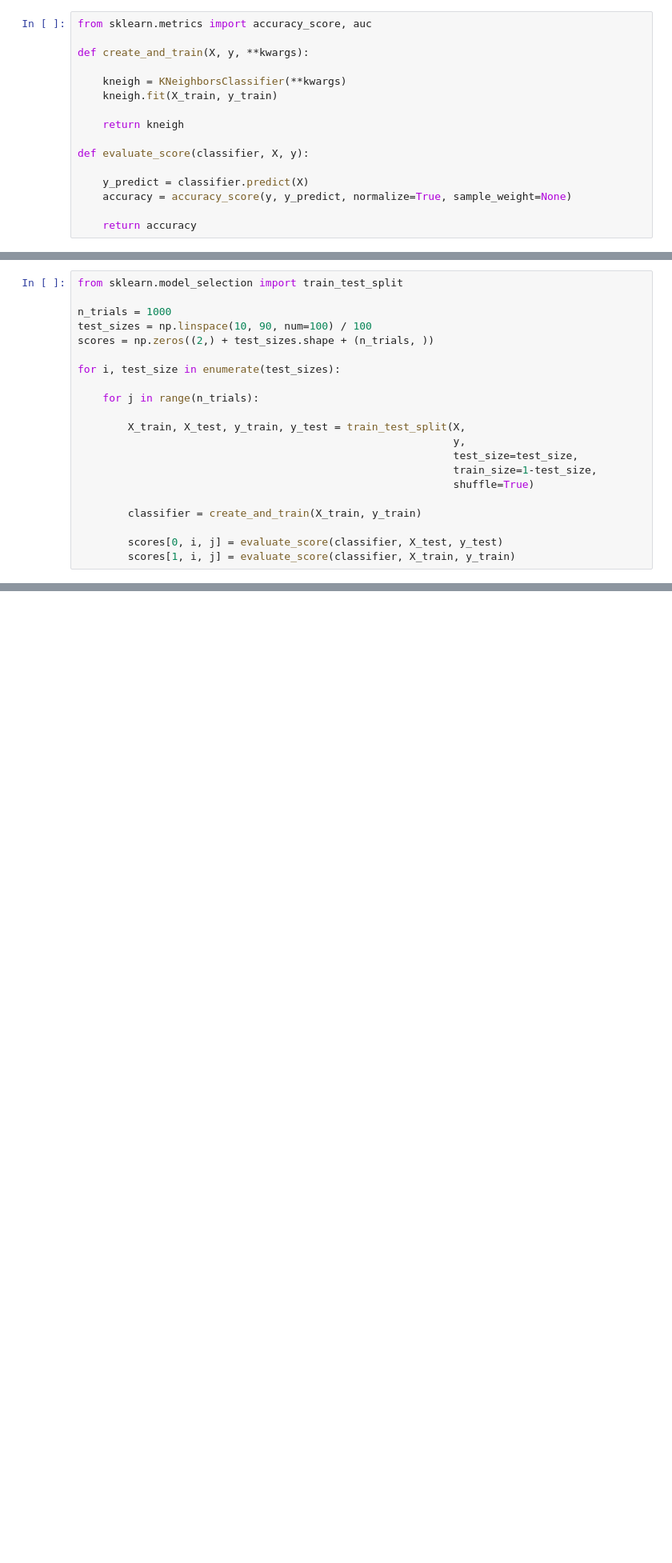
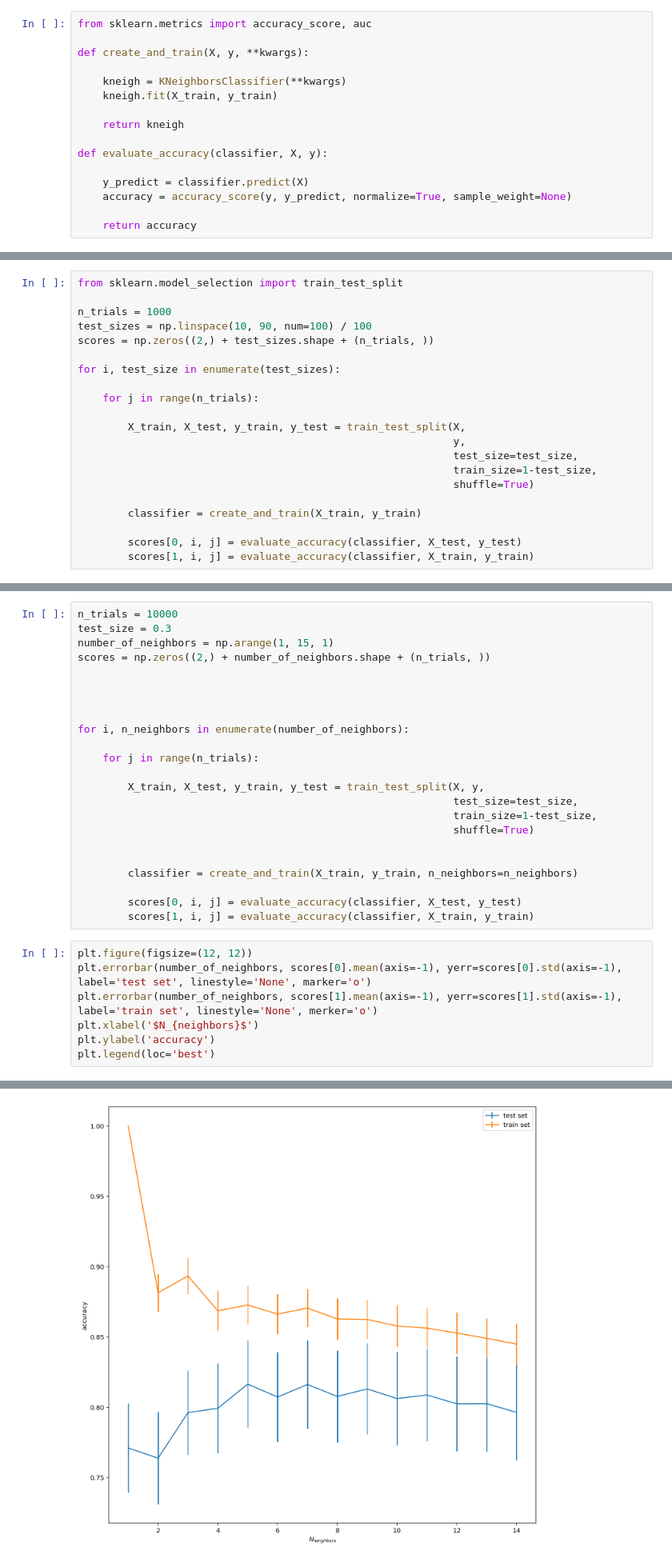
Before and after one commit to calispac/advanced-computing-2018, a Jupyter notebook: material/lecture-01/exercise.ipynb, the cells around one changed output, grey strips where cells are left out. Shown at 80% size. Cells and saved outputs as stored; diff of their text form; blank space fills up the shorter version.

```diff
--- a/material/lecture-01/exercise.ipynb
+++ b/material/lecture-01/exercise.ipynb
@@ -105,7 +105,7 @@ def create_and_train(X, y, **kwargs):
 
     return kneigh
 
-def evaluate_score(classifier, X, y):
+def evaluate_accuracy(classifier, X, y):
 
     y_predict = classifier.predict(X)
     accuracy = accuracy_score(y, y_predict, normalize=True, sample_weight=None)
@@ -132,8 +132,8 @@ for i, test_size in enumerate(test_sizes):
 
         classifier = create_and_train(X_train, y_train)
 
-        scores[0, i, j] = evaluate_score(classifier, X_test, y_test)
-        scores[1, i, j] = evaluate_score(classifier, X_train, y_train)
+        scores[0, i, j] = evaluate_accuracy(classifier, X_test, y_test)
+        scores[1, i, j] = evaluate_accuracy(classifier, X_train, y_train)
 # %%
 plt.figure(figsize=(12, 12))
 plt.errorbar(test_sizes, scores[0].mean(axis=-1), yerr=scores[0].std(axis=-1), label='test set')
@@ -143,0 +151,31 @@ plt.legend(loc='best')
+# %%
+n_trials = 10000
+test_size = 0.3
+number_of_neighbors = np.arange(1, 15, 1)
+scores = np.zeros((2,) + number_of_neighbors.shape + (n_trials, ))
+
+
+
+
+for i, n_neighbors in enumerate(number_of_neighbors):
+
+    for j in range(n_trials):
+
+        X_train, X_test, y_train, y_test = train_test_split(X, y,
+                                                            test_size=test_size,
+                                                            train_size=1-test_size,
+                                                            shuffle=True)
+
+
+        classifier = create_and_train(X_train, y_train, n_neighbors=n_neighbors)
+
+        scores[0, i, j] = evaluate_accuracy(classifier, X_test, y_test)
+        scores[1, i, j] = evaluate_accuracy(classifier, X_train, y_train)
+# %%
+plt.figure(figsize=(12, 12))
+plt.errorbar(number_of_neighbors, scores[0].mean(axis=-1), yerr=scores[0].std(axis=-1), label='test set', linestyle='None', marker='o')
+plt.errorbar(number_of_neighbors, scores[1].mean(axis=-1), yerr=scores[1].std(axis=-1), label='train set', linestyle='None', merker='o')
+plt.xlabel('$N_{neighbors}$')
+plt.ylabel('accuracy')
+plt.legend(loc='best')
+# %% [output]
@@ -143,0 +183 @@ plt.legend(loc='best')
+[figure, added]
```
Also changed, not shown: parts of 8 cells of this notebook.
